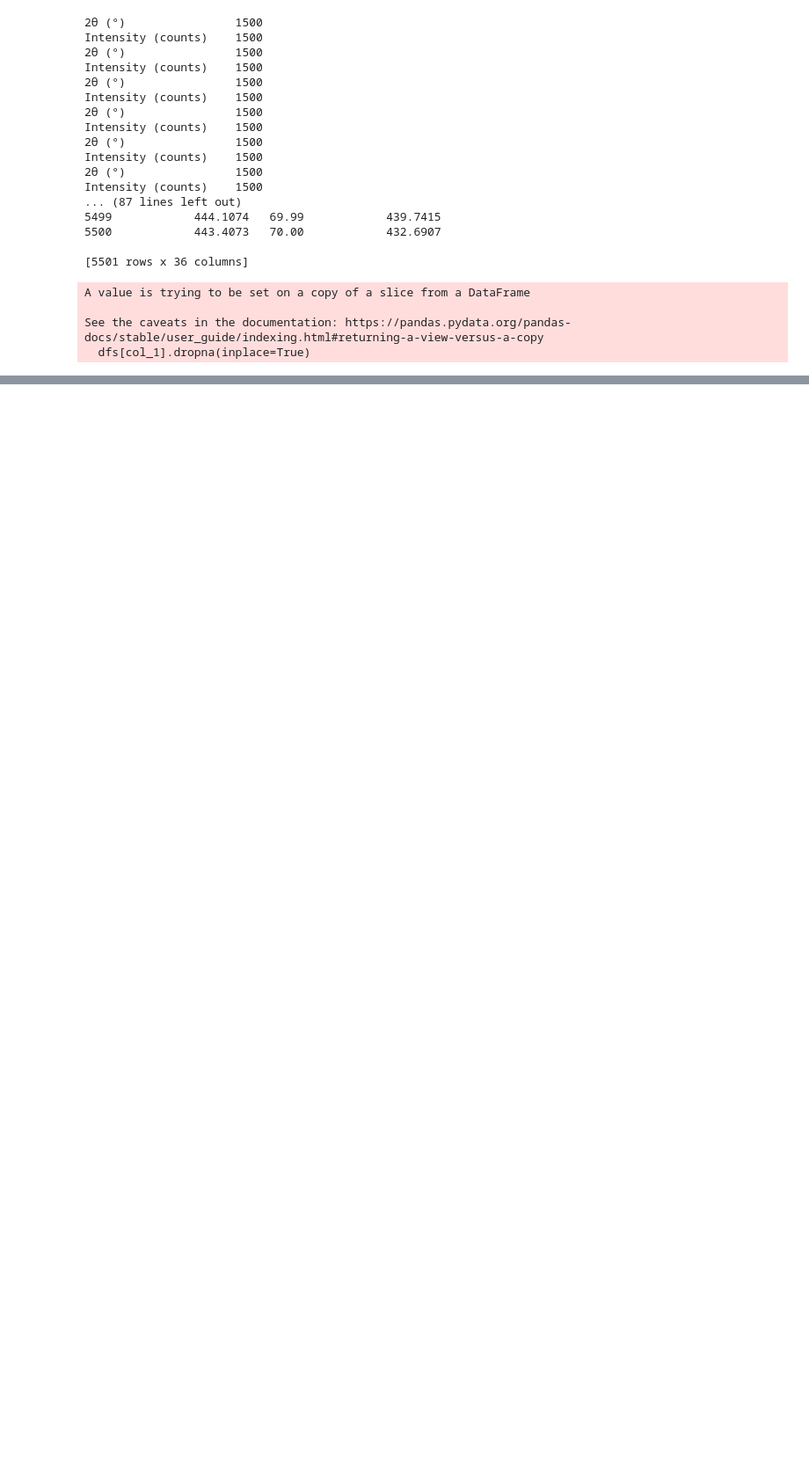
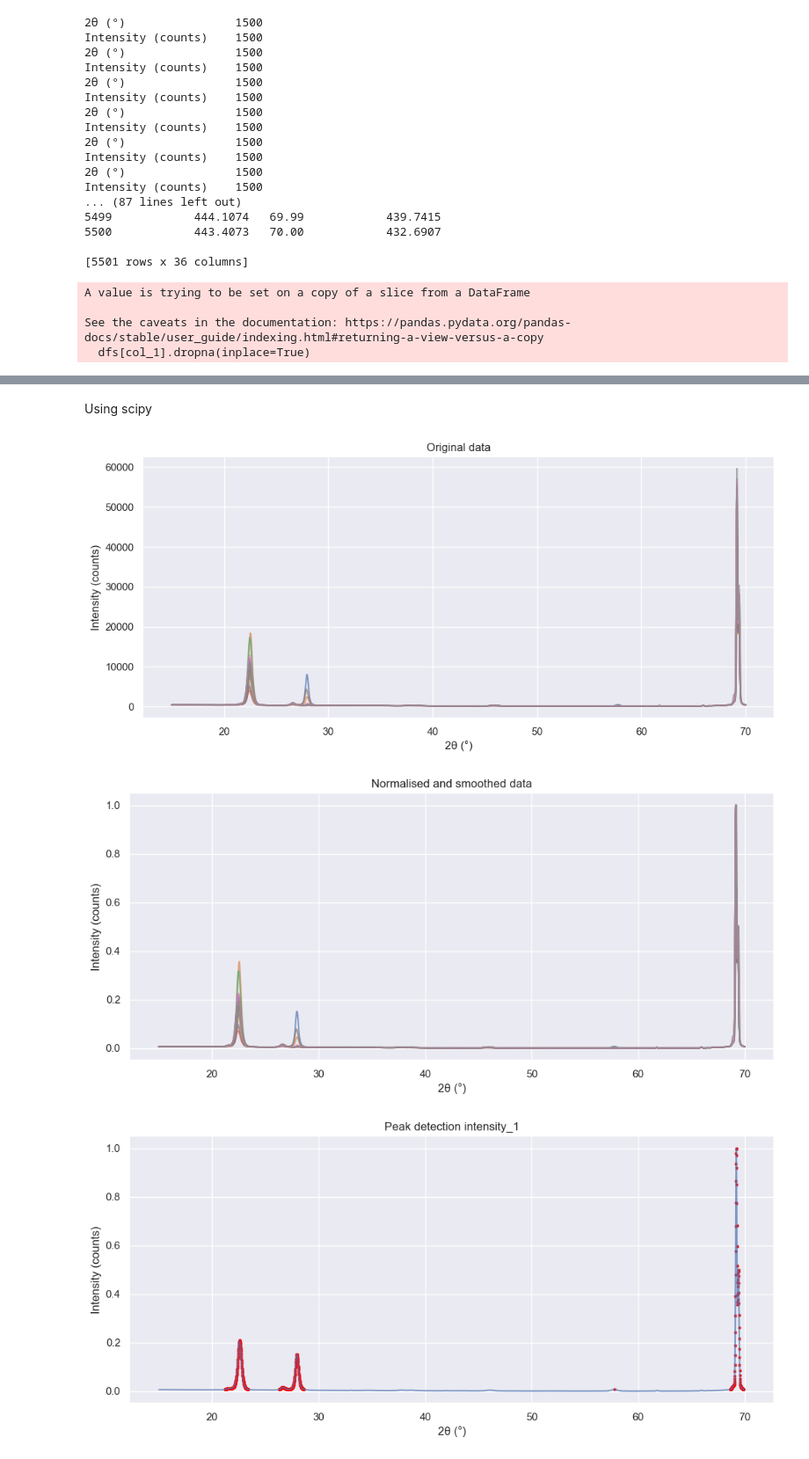
Before and after one commit to damiskov/AutoXRD, a Jupyter notebook: notebooks/experimental_data.ipynb, the cells around one changed output, grey strips where cells are left out. Shown at 88% size. Saved outputs shown, nothing was run; the diff lists cells and outputs as text; code cells hidden in the pictures; blank space fills up the shorter version.

```diff
--- a/notebooks/experimental_data.ipynb
+++ b/notebooks/experimental_data.ipynb
@@ -126,0 +204,58 @@ Index([   0,    1,    2,    3,    4,    5,    6,    7,    8,    9,
+# %% [markdown]
+Using scipy
+# %%
+from scipy.signal import find_peaks, peak_widths
+from utils.smooth import savgol_smooth
+
+# Plot original data
+fig, ax = plt.subplots(figsize=(12, 5))
+for col in intensity_columns.columns:
+    ax.plot(dfs[col_1]['2_theta'], dfs[col_1][col], label=col, alpha=0.7)
+ax.set_xlabel(datatype_x)
+ax.set_ylabel(datatype_y)
+plt.title('Original data')
+plt.show()
+
+# Let's just consider col_1
+
+df1 = dfs[col_1].copy()
+
+# Preprocessing - Normalise and smooth
+for col in df1.columns[1:]:
+    df1[col] = savgol_smooth(df1[col].values, window_size=11, poly_order=3)  # Smooth
+    df1[col] = (df1[col] - df1[col].min()) / (df1[col].max() - df1[col].min())  # Normalise
+
+# Plot again
+fig, ax = plt.subplots(figsize=(12, 5))
+for col in df1.columns[1:]:
+    ax.plot(df1['2_theta'], df1[col], label=col, alpha=0.7)
+ax.set_xlabel(datatype_x)
+ax.set_ylabel(datatype_y)
+plt.title('Normalised and smoothed data')
+plt.show()
+
+
+# Peak detection parameters
+peak_threshold = None  # No explicit threshold
+min_peak_width = 8      # Minimum width requirement
+
+# Try peak detection
+# peaks, _ = find_peaks(df1['Intensity_1'], height=peak_threshold, width=min_peak_width)
+# peak_widths(df1['Intensity_1'], peaks, rel_height=0.5)
+
+peak_idx = peak_detection_iqr(df1['Intensity_1'], threshold=0.5)
+
+
+# Plot again - Only first intensity column
+fig, ax = plt.subplots(figsize=(12, 5))
+ax.plot(df1['2_theta'], df1['Intensity_1'], label='Intensity_1', alpha=0.7)
+# ax.scatter(df1['2_theta'].iloc[peaks], df1['Intensity_1'].iloc[peaks], color='red', s=5, marker='x')
+ax.scatter(df1['2_theta'].iloc[peak_idx], df1['Intensity_1'].iloc[peak_idx], color='red', s=5, marker='x')
+ax.set_xlabel(datatype_x)
+ax.set_ylabel(datatype_y)
+plt.title('Peak detection intensity_1')
+plt.show()
+# %% [output]
+[figure, added]
+[figure, added]
+[figure, added]
```
Also changed, not shown: parts of 9 cells of this notebook, 8 other files.
